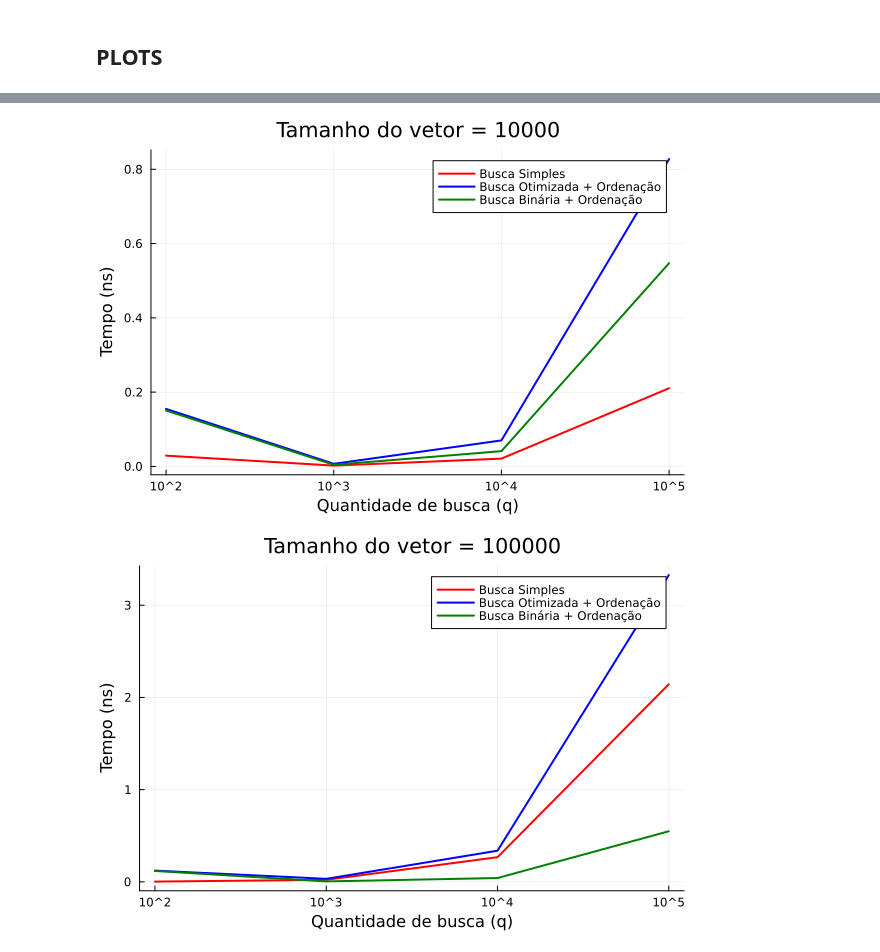
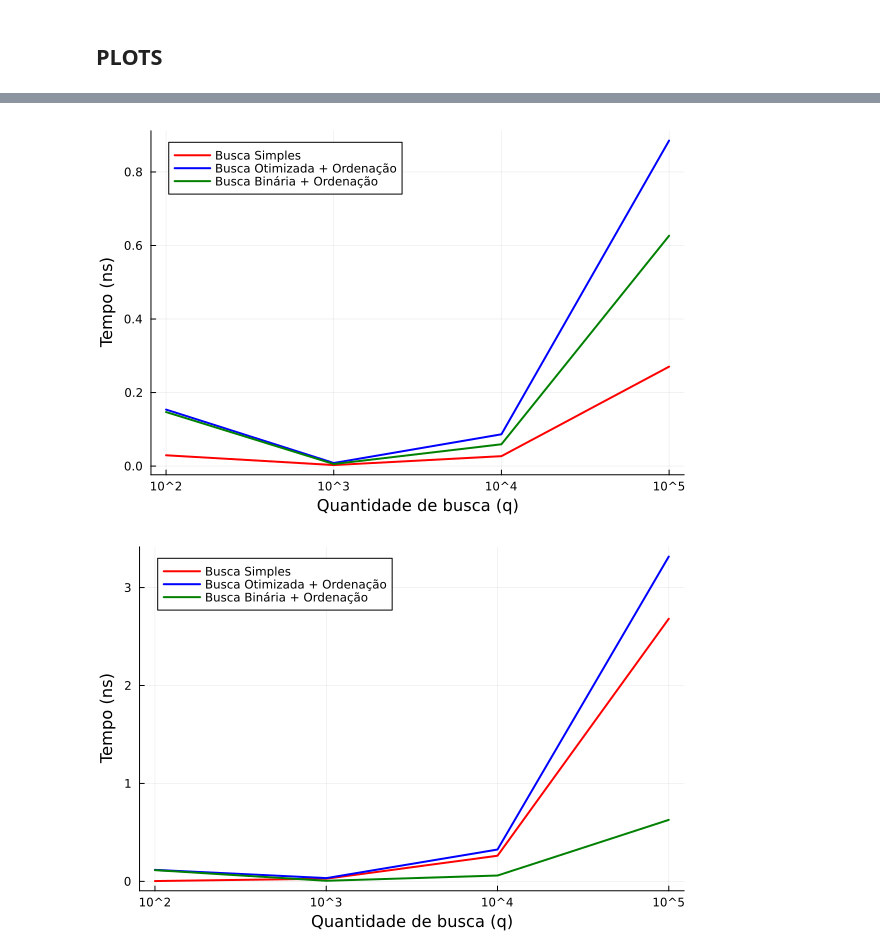
Before and after one commit to TalesLimaOliveira/Analise, a Jupyter notebook: Projeto 1/codes/Projeto_1_Notebook.ipynb, the cells around one changed output, grey strips where cells are left out. Saved outputs shown, nothing was run; the diff lists cells and outputs as text; code cells hidden in the pictures.

```diff
--- a/Projeto 1/codes/Projeto_1_Notebook.ipynb
+++ b/Projeto 1/codes/Projeto_1_Notebook.ipynb
@@ -166,7 +178,7 @@ for i in 1:length(vec_list)
     median_time = zeros(benchmark_count)
     for c in 1:benchmark_count
         start = time_ns()
-        sort(vec_list[i], alg=QuickSort)
+        sort(vec_list[i], alg=MergeSort)
         final = time_ns()
         median_time[c] = (final - start) / 1e9
     end
@@ -195,12 +207,12 @@ my_benchmark(binary_search, binary_times)
 # %%
 for i in 1:4
     p = plot(
-        title="Quantidade de buscas = $(q_values[i])",
+        #title="Quantidade de buscas = $(q_values[i])",
         xlabel="Tamanho do Vetor (n)",
         ylabel="Tempo (ns)",
         xscale=:log10,
         #yscale=:log10,
-        legend=:topright,
+        legend=:topleft,
         xticks=([10^4, 10^5, 10^6, 10^7], ["10^4", "10^5", "10^6", "10^7"])
     )
 
@@ -243,6 +255,6 @@ for i in 1:4
     # )
 
     display(p)
-    savefig(p, "../imgs/q_size/$(img_output)_$(benchmark_count)-Q_$(q_values[i]).png")
+    savefig(p, "../imgs/q_size/$(img_output)_$(benchmark_count)-q_$(q_values[i]).png")
 end
 # %% [output]
@@ -253,12 +265,12 @@ end
 # %%
 for i in 1:4
     p = plot(
-        title="Tamanho do vetor = $(n_values[i])",
+        # title="Tamanho do vetor = $(n_values[i])",
         xlabel="Quantidade de busca (q)",
         ylabel="Tempo (ns)",
         xscale=:log10,
         #yscale=:log10,
-        legend=:topright,
+        legend=:topleft,
         xticks=([10^2, 10^3, 10^4, 10^5], ["10^2", "10^3", "10^4", "10^5"])
     )
 
@@ -276,33 +288,33 @@ for i in 1:4
         p,
         q_values,
         total_optimized_times,
         label="Busca Otimizada + Ordenação",
         color=:blue,
         lw= 2
     )
 
     total_binary_times = sorting_times .+ binary_times[i, :]
     plot!(
         p,
         q_values,
         total_binary_times,
         label="Busca Binária + Ordenação",
         color=:green,
         lw= 2
     )
 
     # plot!(
     #     p,
     #     n_values,
     #     sorting_times,
     #     label="Ordenação",
     #     color=:yellow,
     #     lw= 2
     # )
 
     display(p)
-    savefig(p, "../imgs/n_size/$(img_output)_$(benchmark_count)-N_$(n_values[i]).png")
+    savefig(p, "../imgs/n_size/$(img_output)_$(benchmark_count)-n_$(n_values[i]).png")
 end
 # %% [output]
-[figure, old version]
+[figure, new version]
-[figure, old version]
+[figure, new version]
```
Also changed, not shown: parts of 4 cells of this notebook, 28 other files.
